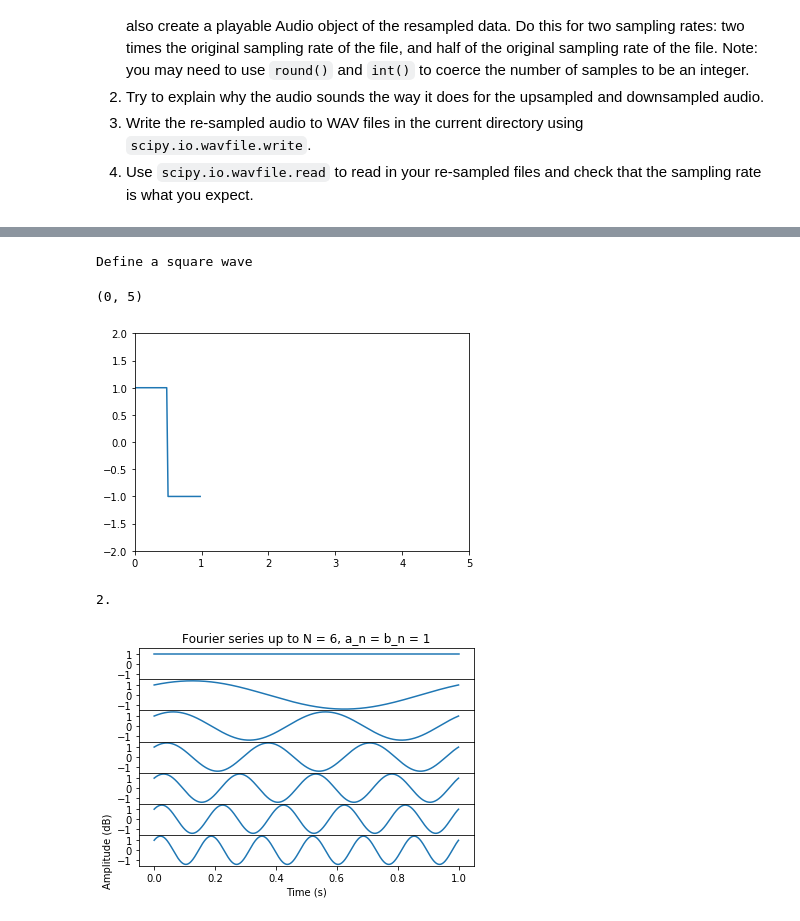
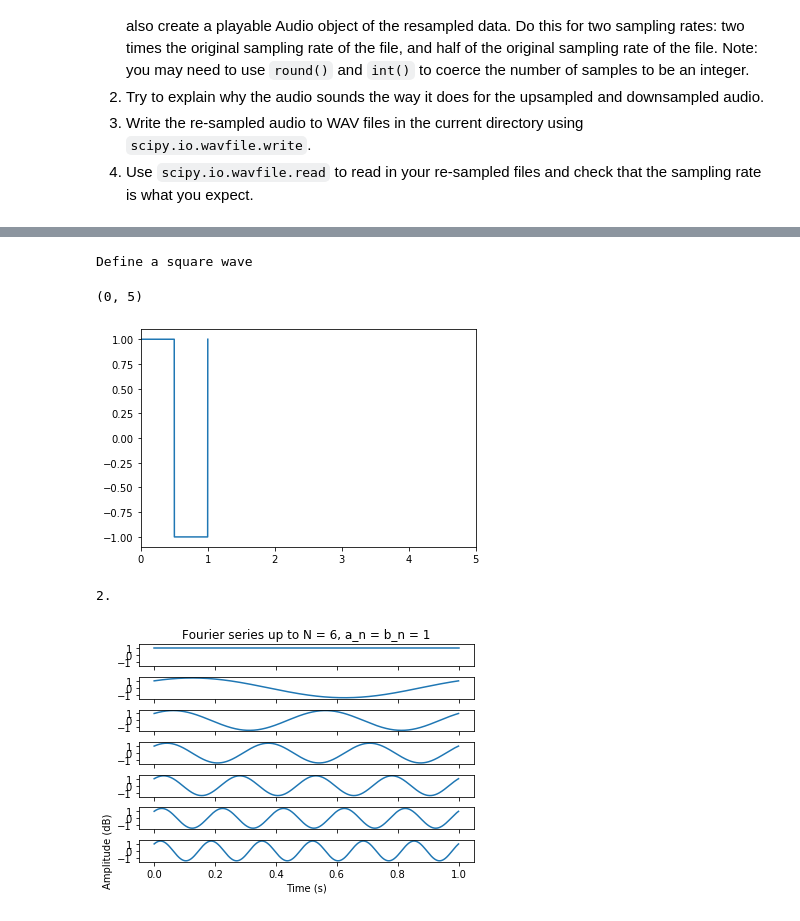
Before and after one commit to ling592b-f19/ling592b-f19-ps02-nisayas, a Jupyter notebook: 592B-f19_ps02.ipynb, the cells around one changed output, grey strips where cells are left out. Saved outputs shown, nothing was run; the diff lists cells and outputs as text; code cells hidden in the pictures.

Commit message:
Add files via upload
this should have corrections on 1 and first part of 3. please email me if not. thank you.

```diff
--- a/592B-f19_ps02.ipynb
+++ b/592B-f19_ps02.ipynb
@@ -27,21 +27,33 @@ You can take a look at the sample code for converting from samples to time in Cl
 # So make sure you write a function and then call the function to do the plot and create the Audio object
 # Don't forget to create the Audio object.
 # %%
-fs, Fa50 = wavfile.read('Fa50.wav')
+def plot_play_audio(t_start = 0, t_stop = len(Fa50), fs = 44100):
+    ns = (t_stop - t_start) * fs + 1
+    x = np.linspace(t_start, t_stop, ns)
 
-ns = fs # KY: Three lines down, you re-assign the variable ns. So this shouldn't be here.
+    plt.xlim(t_start,t_stop)
+    plt.plot(x, Fa50[0:ns])
+    plt.xlabel('Time (s)')
+    plt.ylabel('Amplitude (dB)')
+    plt.title("Audio")
 
-t_start = 0 # We start sampling at t = 0s
-t_stop =  1 # We stop sampling at t = 1s
+    display(Audio(data=Fa50, rate=fs))
 
-ns = (t_stop - t_start) * fs + 1
 
-x = np.linspace(t_start, t_stop, ns)
+
+#fs, Fa50 = wavfile.read('Fa50.wav')
+
+#t_start = 0 # We start sampling at t = 0s
+#t_stop =  1 # We stop sampling at t = 1s
+
+#ns = (t_stop - t_start) * fs + 1
+
+#x = np.linspace(t_start, t_stop, ns)
 
 
 # plot the first n samples
-plt.plot(x, Fa50[0:ns])
-plt.xlabel('Time (s)')
-plt.ylabel('Amplitude (dB)')
+#plt.plot(x, Fa50[0:ns])
+#plt.xlabel('Time (s)')
+#plt.ylabel('Amplitude (dB)')
 # set the title
-plt.title("Ha wave file")
+#plt.title("Ha wave file")
@@ -108,47 +129,53 @@ print ("Define a square wave")
 
 import scipy.signal as signal
 
-t = np.linspace(0, 1, endpoint=False)
-plt.plot(t, signal.square(2 * np.pi * 1 * t))
-plt.ylim(-2, 2)
+
+t = np.linspace(0, 1, 500)
+plt.plot(t, signal.square(2*np.pi*1*t))
 plt.xlim(0,5)
 
+#plt.plot(t, 1 + 1 * signal.square(2 * np.pi * 1 * t)
+#t = np.linspace(0, 1, 500)
+#plt.plot(t, signal.square(2 * np.pi * 1 * t))
+#plt.ylim(-2, 2)
 #y = [np.sin(2*np.pi*n*x) + np.cos(2*np.pi*n*x) for n in np.arange(0,6)]
+#square = signal.square(2 * np.pi * 1 * t)
+#print(square)
 
 
-
-#square = signal.square(2 * np.pi * 1 * t)
-#print(square)
 # KY: this is a periodic wave. So we should see repeating "squares".
 # So you need to change your t so that you are plotting 5 periods of the wave.
+
+# EN: got rid of endpoint but it's not repeating, although this same code would render
+# a periodic wave in other examples. What's missing?
 # %% [output]
 Define a square wave
 (0, 5)
-[figure, old version]
+[figure, new version]
 # %%
 print ("2.")
 
 t_start = 0; t_stop = 1; fs = 1000
 x = np.linspace(t_start, t_stop, fs * (t_stop - t_start))
 y = [np.sin(2*np.pi*n*x) + np.cos(2*np.pi*n*x) for n in np.arange(0,7)]
 
 f_fourier_series, (ax1, ax2, ax3, ax4, ax5, ax6,ax7) = plt.subplots(7, sharex=True, sharey=True)
 ax1.plot(x , y[0], "-", label="n = 0")
 ax1.set_title('Fourier series up to N = 6, a_n = b_n = 1')
 ax2.plot(x , y[1], "-", label="n = 1")
 ax3.plot(x , y[2], "-", label="n = 2")
 ax4.plot(x , y[3], "-", label="n = 3")
 ax5.plot(x , y[4], "-", label="n = 4")
 ax6.plot(x , y[5], "-", label="n = 5")
 ax7.plot(x , y[6], "-", label="n = 6")
 
 plt.xlabel('Time (s)')
 plt.ylabel('Amplitude (dB)')
 
 # Fine-tune figure; make subplots close to each other and hide x ticks for
 # all but bottom plot.
-f_fourier_series.subplots_adjust(hspace=0)
+f_fourier_series.subplots_adjust(hspace=.5)
 plt.setp([a.get_xticklabels() for a in f_fourier_series.axes[:-1]], visible=False)
 # %% [output]
 2.
-[figure, old version]
+[figure, new version]
```
Also changed, not shown: parts of 5 cells of this notebook.
